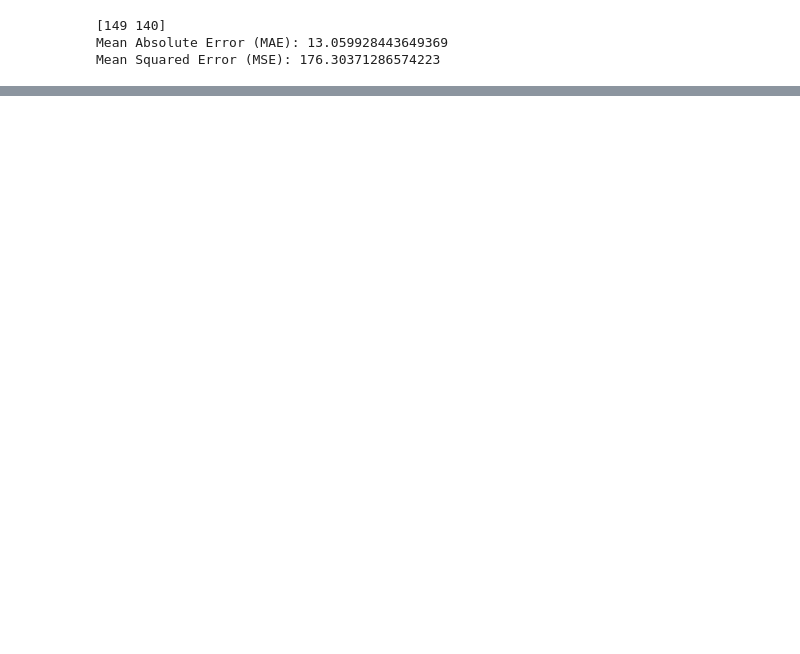
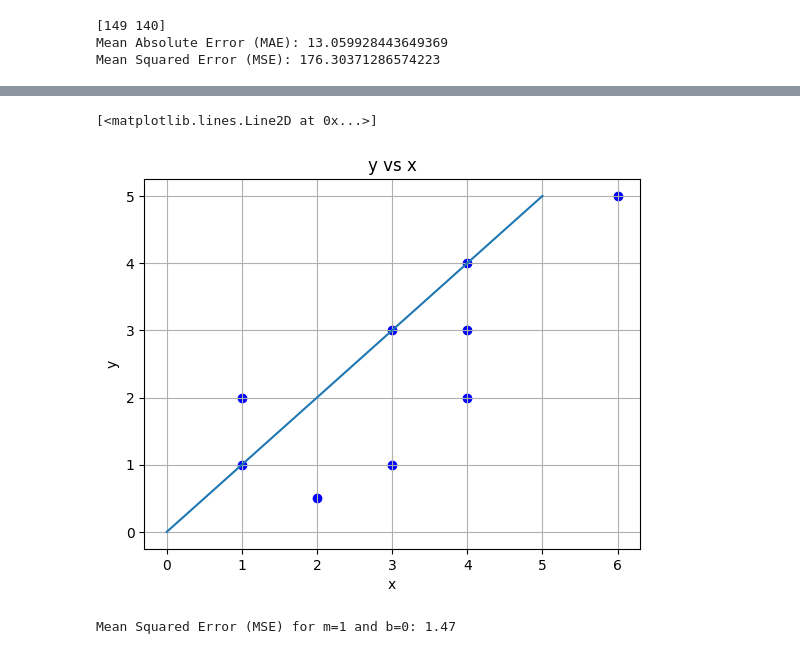
Before and after one commit to anuradha-datascience/machine-learning, a Jupyter notebook: MachineLearningforBeginners_Part_1_Linear_Regression.ipynb, the cells around one changed output, grey strips where cells are left out. Drawn from its saved outputs; the diff is of its cells as text; code cells hidden in the pictures; blank space fills up the shorter version.

```diff
--- a/MachineLearningforBeginners_Part_1_Linear_Regression.ipynb
+++ b/MachineLearningforBeginners_Part_1_Linear_Regression.ipynb
@@ -500,0 +572,59 @@ Power Rule:	x^n=	nx^(n−1)
+# %%
+x = [1, 1, 2, 3, 4, 3, 4, 6, 4]
+
+y = [2, 1, 0.5, 1, 3, 3, 2, 5, 4]
+
+
+# Plot the training data points
+plt.scatter(x, y, color='blue')
+
+# # Add labels and legend
+plt.xlabel('x')
+plt.ylabel('y')
+plt.title('y vs x')
+plt.grid(True)
+
+# Define slope and intercept
+m = 1
+b = 0
+
+# Define two points on the line
+x1 = 0
+y1 = m * x1 + b
+
+x2 = 7
+y2 = m * x2 + b
+# Generate x values
+x_values = np.linspace(0,5, 10)
+
+# Calculate corresponding y values using slope-intercept form (y = mx + b)
+y_values = m * x_values + b
+
+# Plot the line
+plt.plot(x_values, y_values, label=f'y = {m}x + {b}')
+
+
+# plt.plot([x1,y1], [x2, y2], label=f'y = 0.5.x + 1.5')
+# %% [output]
+[<matplotlib.lines.Line2D at 0x...>]
+[figure, added]
+# %%
+#cost function -mse in this case
+# to do vector operation we will make use of numpy
+# we can also do without numpy using math but that would be long way
+import numpy as np
+
+y_actual = [2, 1, 0.5, 1, 3, 3, 2, 5, 4]
+y_pred =  [1, 1, 2, 3, 4, 3, 4, 6, 4]
+
+
+# Convert lists to numpy arrays for ease of calculation
+y_actual = np.array(y_actual)
+y_pred = np.array(y_pred)
+
+# Calculate mean squared error
+mse = np.mean((y_actual - y_pred) ** 2)
+
+print("Mean Squared Error (MSE) for m=1 and b=0:", round(mse,2))
+# %% [output]
+Mean Squared Error (MSE) for m=1 and b=0: 1.47
```
Also changed, not shown: parts of 34 cells of this notebook.
